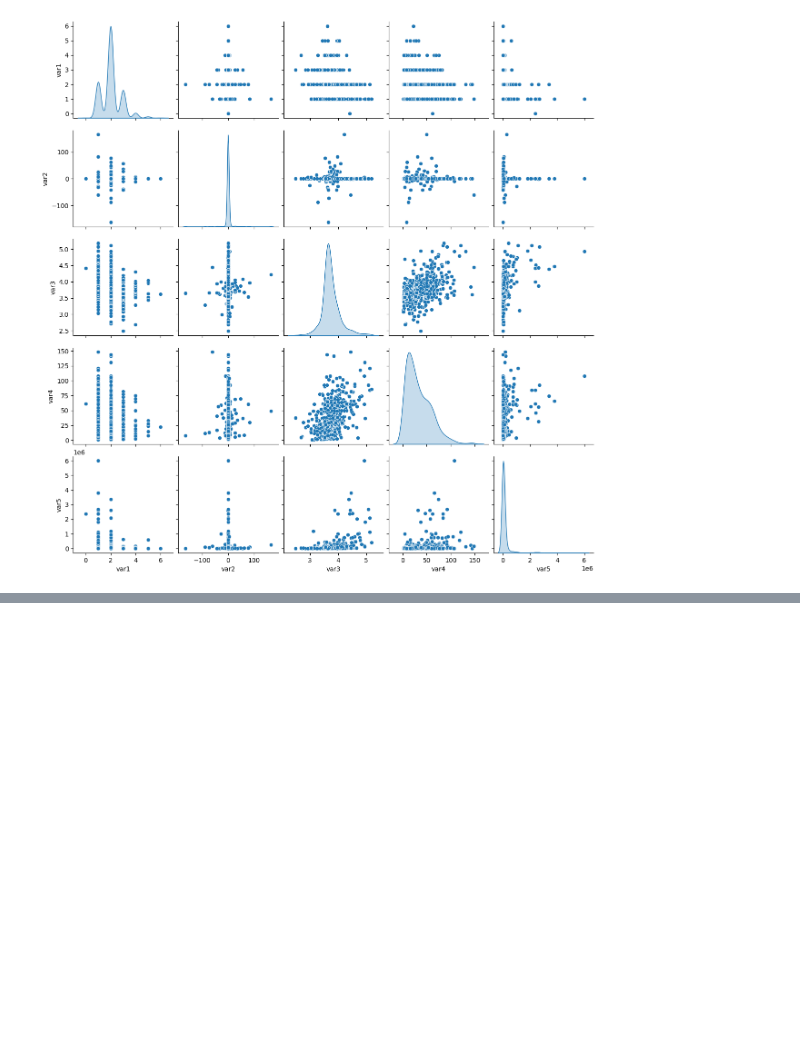
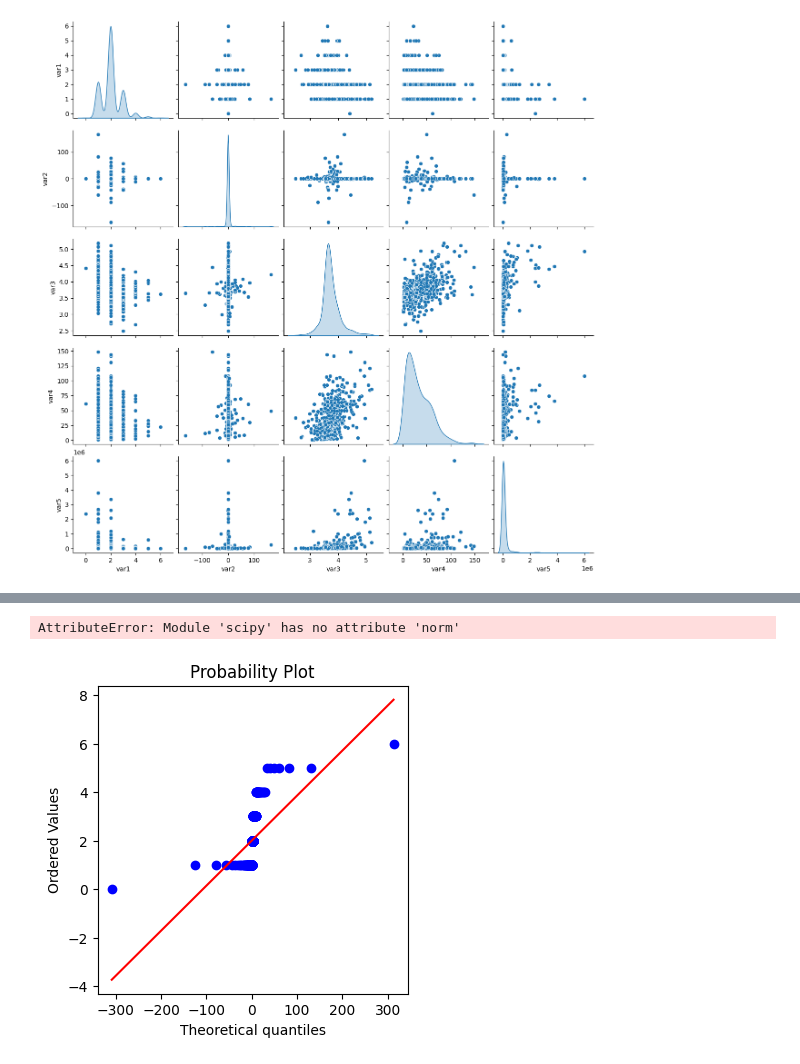
Before and after one commit to DanyHidalgo/Tarea-1---EML, a Jupyter notebook: Tarea1.1.ipynb, the cells around one changed output, grey strips where cells are left out. Drawn from its saved outputs; the diff is of its cells as text; code cells hidden in the pictures; blank space fills up the shorter version.

```diff
--- a/Tarea1.1.ipynb
+++ b/Tarea1.1.ipynb
@@ -63,0 +78,29 @@ dist_names = ['norm', 'exponweib', 'weibull_max', 'weibull_min', 'pareto', 'gene
+# %%
+# Parametros
+variables = ['var1', 'var3', 'var5']
+
+dist_continuas = [
+    ('Normal', sps.norm),
+    ('Exponencial', sps.expon),
+    ('Weibull', sps.weibull_min),
+    ('Log-Normal', sps.lognorm)
+]
+
+dist_discretas = [
+    ('Poisson', sps.poisson),
+    ('Bernoulli', sps.bernoulli),
+    ('Binomial', sps.binom),
+    ('Binomial Negativa', sps.nbinom)
+]
+
+for var in variables:
+    norm_params = sps.norm.fit(var)
+    longnorm_params = sps.longnorm.fit(var)
+# %% [output]
+AttributeError: Module 'scipy' has no attribute 'norm'
+# %%
+plt.figure(figsize=(4,4))
+st.probplot(df['var1'], sparams=(1., 2.) , dist='norm', plot=plt)
+plt.show()
+# %% [output]
+[figure, added]
```
Also changed, not shown: parts of 5 cells of this notebook, 2 other files.
